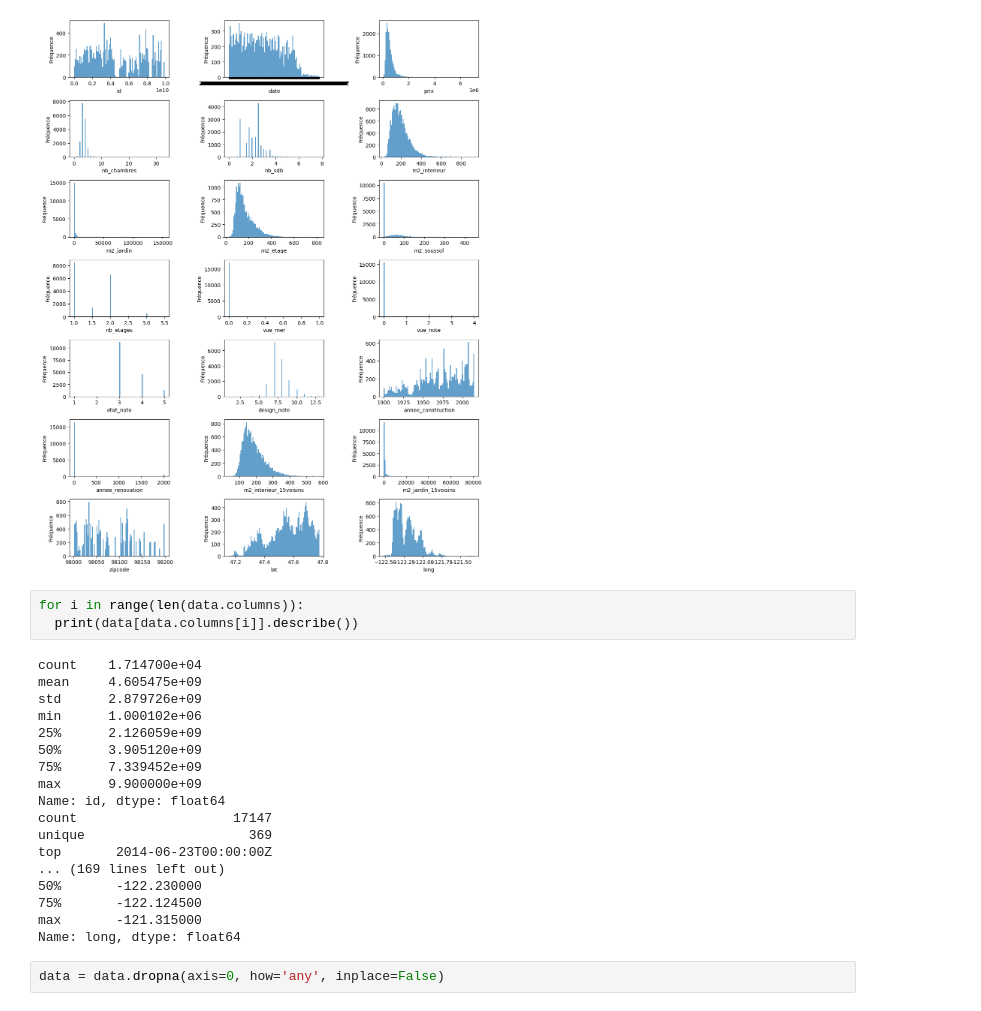
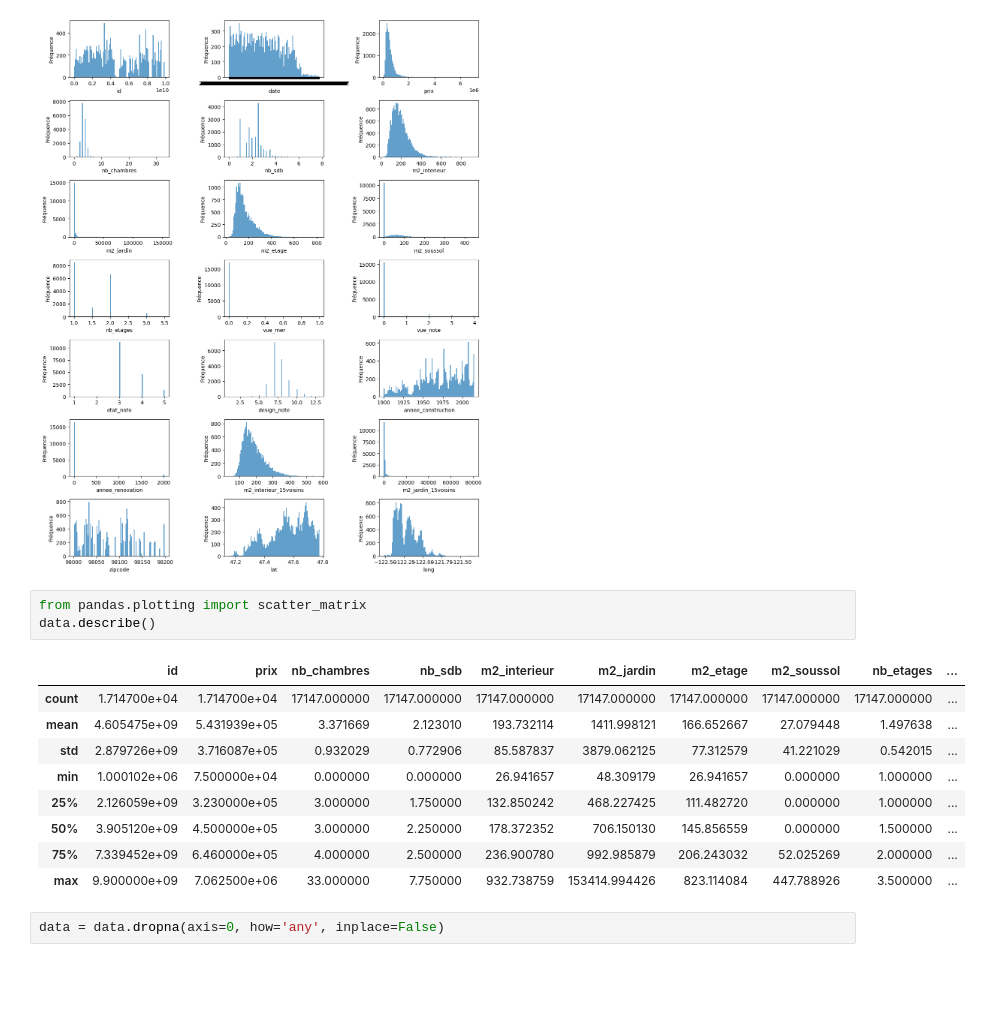
Before and after one commit to flarab29/PRAMA2025, a Jupyter notebook: etude_prama.ipynb, the cells around one changed output. Drawn from its saved outputs; the diff is of its cells as text; blank space fills up the shorter version.

Commit message:
modif du data.secribe() au debut

```diff
--- a/etude_prama.ipynb
+++ b/etude_prama.ipynb
@@ -100,27 +100,19 @@ plt.tight_layout()  # Ajuste les espacements pour éviter le chevauchement
 plt.show()
 # %% [output]
 [figure]
-# %%
-for i in range(len(data.columns)):
-  print(data[data.columns[i]].describe())
-# %% [output]
-count    1.714700e+04
-mean     4.605475e+09
-std      2.879726e+09
-min      1.000102e+06
-25%      2.126059e+09
-50%      3.905120e+09
-75%      7.339452e+09
-max      9.900000e+09
-Name: id, dtype: float64
-count                    17147
-unique                     369
-top       2014-06-23T00:00:00Z
-... (169 lines left out)
-50%       -122.230000
-75%       -122.124500
-max       -121.315000
-Name: long, dtype: float64
+# %%
+from pandas.plotting import scatter_matrix
+data.describe()
+# %% [output]
+|  | id | prix | nb_chambres | nb_sdb | m2_interieur | m2_jardin | m2_etage | m2_soussol | nb_etages | ... |
+| count | 1.714700e+04 | 1.714700e+04 | 17147.000000 | 17147.000000 | 17147.000000 | 17147.000000 | 17147.000000 | 17147.000000 | 17147.000000 | ... |
+| mean | 4.605475e+09 | 5.431939e+05 | 3.371669 | 2.123010 | 193.732114 | 1411.998121 | 166.652667 | 27.079448 | 1.497638 | ... |
+| std | 2.879726e+09 | 3.716087e+05 | 0.932029 | 0.772906 | 85.587837 | 3879.062125 | 77.312579 | 41.221029 | 0.542015 | ... |
+| min | 1.000102e+06 | 7.500000e+04 | 0.000000 | 0.000000 | 26.941657 | 48.309179 | 26.941657 | 0.000000 | 1.000000 | ... |
+| 25% | 2.126059e+09 | 3.230000e+05 | 3.000000 | 1.750000 | 132.850242 | 468.227425 | 111.482720 | 0.000000 | 1.000000 | ... |
+| 50% | 3.905120e+09 | 4.500000e+05 | 3.000000 | 2.250000 | 178.372352 | 706.150130 | 145.856559 | 0.000000 | 1.500000 | ... |
+| 75% | 7.339452e+09 | 6.460000e+05 | 4.000000 | 2.500000 | 236.900780 | 992.985879 | 206.243032 | 52.025269 | 2.000000 | ... |
+| max | 9.900000e+09 | 7.062500e+06 | 33.000000 | 7.750000 | 932.738759 | 153414.994426 | 823.114084 | 447.788926 | 3.500000 | ... |
 # %%
 data = data.dropna(axis=0, how='any', inplace=False)
 # %%
```
